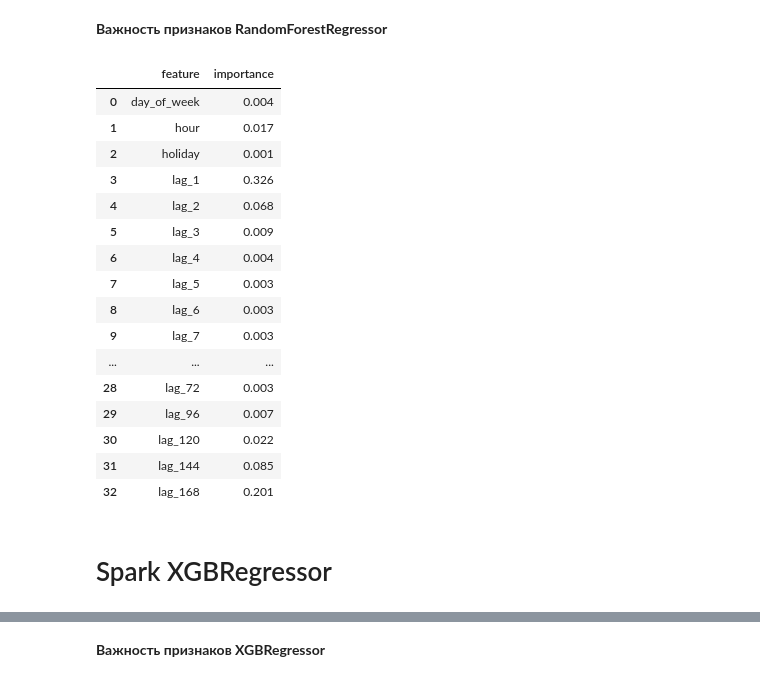
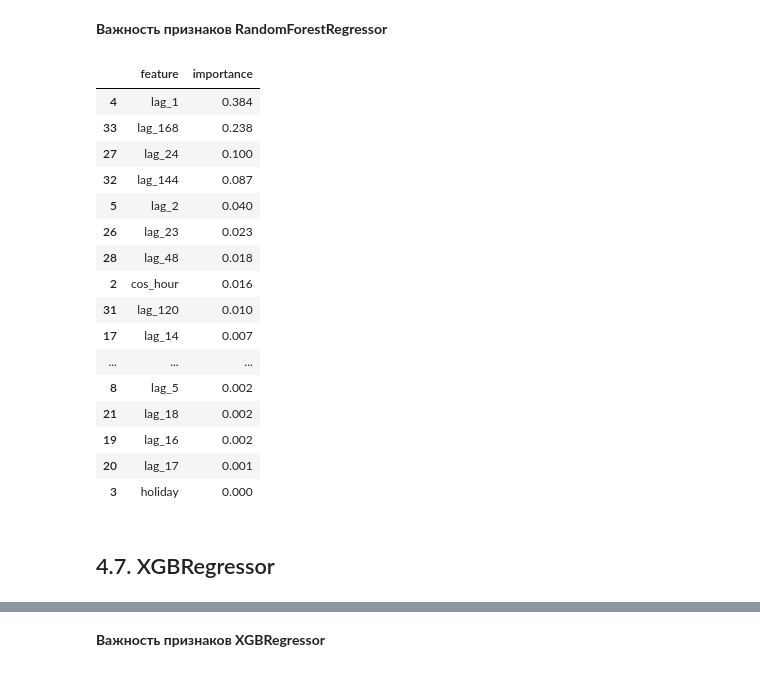
Before and after one commit to suartDS/predicting-number-required-taxis-time-series, a Jupyter notebook: timeseries-value-of-taxi-redict-by-community-area.ipynb, the cells around one changed output, grey strips where cells are left out. Drawn from its saved outputs; the diff is of its cells as text; code cells hidden in the pictures.

Commit message:
Kaggle Notebook | Spark Timeseries Regression Taxi count redict by H | Version 15

```diff
--- a/timeseries-value-of-taxi-redict-by-community-area.ipynb
+++ b/timeseries-value-of-taxi-redict-by-community-area.ipynb
@@ -612,2 +755,4 @@ df_a.show()
 +--------------------+---+-------------------+
 only showing top 20 rows
+# %%
+LIM22 = '2022-12-31 23:00'
@@ -614,15 +761,16 @@ only showing top 20 rows
+# %%
+TRAIN_SIZE = 0.8
 # %%
-def train_val_test_split(df_t: DataFrame) -> DataFrame:
+def train_val_test_split(df_t: DataFrame, train_size: int) -> DataFrame:
     """
 
     """
     df_t = df_t.withColumn("rank", F.percent_rank().over(Window.partitionBy().orderBy("ds")))
-    #df_t = df_t.withColumn('pickup_community_area', F.lit(area))
-    train = df_t.filter(F.col("rank") <= 0.7).drop('rank')
-    val = df_t.filter(F.col("rank") > 0.7).drop('rank')
-   # test = df_t.filter(F.col("rank") > 0.9).drop('rank')
+    train = df_t.filter(F.col("rank") <= train_size).drop('rank')
+    val = df_t.filter(F.col("rank") > train_size).drop('rank')
     test = val.tail(1)
+    val = val.filter(F.to_timestamp(F.col('ds'), 'MM/dd/yyyy hh:mm:ss a')<LIM22)
 
-    return train, val
+    return train, val, test
 # %%
-train, val = train_val_test_split(df_a)
+train, val, test = train_val_test_split(df_a, TRAIN_SIZE)
@@ -850,29 +1017,29 @@ pd.DataFrame(score_list, columns=['Model','Metric','Score'])
 # %% [markdown]
 **Важность признаков RandomForestRegressor**
 # %%
-pd.DataFrame({'feature': feature_list,
+pd.DataFrame({'feature': FEATURE_LIST,
               'importance': model_rf.featureImportances.toArray()
-             })
+             }).sort_values(by='importance', ascending=False)
 # %% [output]
 |  | feature | importance |
-| 0 | day_of_week | 0.004 |
-| 1 | hour | 0.017 |
-| 2 | holiday | 0.001 |
-| 3 | lag_1 | 0.326 |
-| 4 | lag_2 | 0.068 |
-| 5 | lag_3 | 0.009 |
-| 6 | lag_4 | 0.004 |
-| 7 | lag_5 | 0.003 |
-| 8 | lag_6 | 0.003 |
-| 9 | lag_7 | 0.003 |
+| 4 | lag_1 | 0.384 |
+| 33 | lag_168 | 0.238 |
+| 27 | lag_24 | 0.100 |
+| 32 | lag_144 | 0.087 |
+| 5 | lag_2 | 0.040 |
+| 26 | lag_23 | 0.023 |
+| 28 | lag_48 | 0.018 |
+| 2 | cos_hour | 0.016 |
+| 31 | lag_120 | 0.010 |
+| 17 | lag_14 | 0.007 |
 | ... | ... | ... |
-| 28 | lag_72 | 0.003 |
-| 29 | lag_96 | 0.007 |
-| 30 | lag_120 | 0.022 |
-| 31 | lag_144 | 0.085 |
-| 32 | lag_168 | 0.201 |
+| 8 | lag_5 | 0.002 |
+| 21 | lag_18 | 0.002 |
+| 19 | lag_16 | 0.002 |
+| 20 | lag_17 | 0.001 |
+| 3 | holiday | 0.000 |
 # %% [markdown]
-# Spark XGBRegressor
+## 4.7. XGBRegressor
 # %%
 sparkXGBregressor = SparkXGBRegressor(max_depth=7,
                                       num_workers=3,
```
Also changed, not shown: parts of 121 cells of this notebook.
